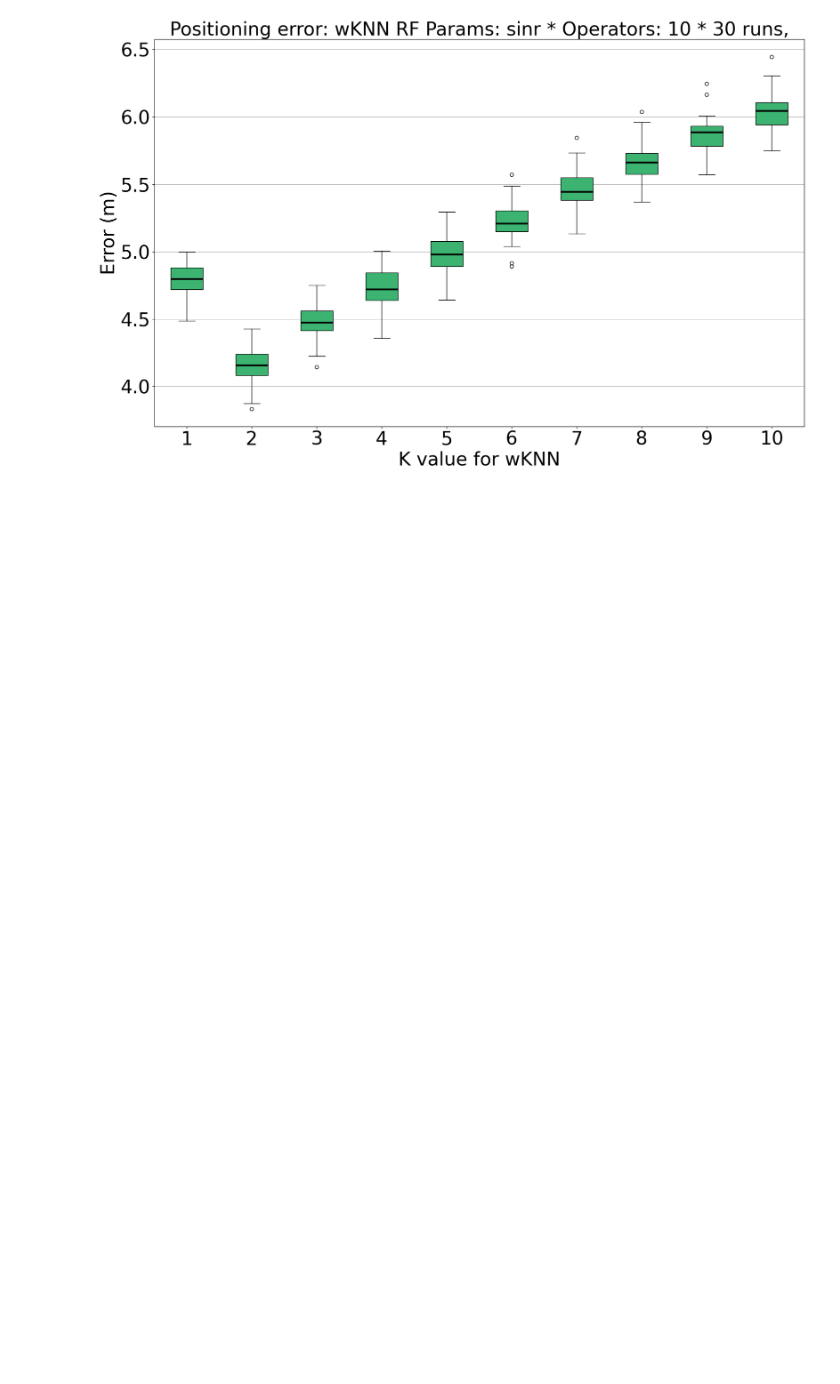
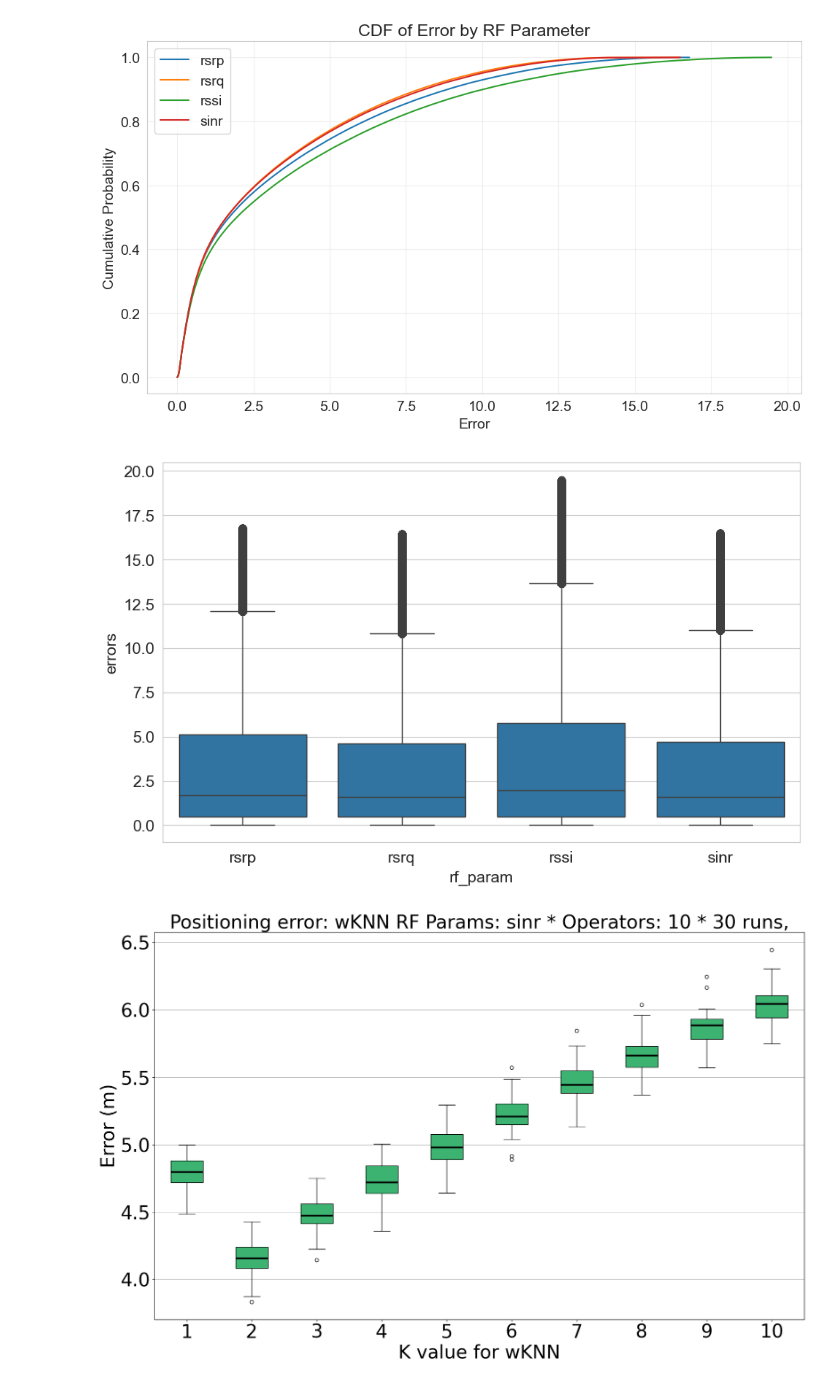
Before and after one commit to Andreas-Espelund/5G_localization, a Jupyter notebook: plotting/plot_wknn.ipynb, the cells around one changed output. Drawn from its saved outputs; the diff is of its cells as text; code cells hidden in the pictures; blank space fills up the shorter version.

```diff
--- a/plotting/plot_wknn.ipynb
+++ b/plotting/plot_wknn.ipynb
@@ -28,3 +48,65 @@ np.float64(4.154952419316689)
+# %%
+def remove_outliers_iqr(df, column, k=1.5):
+    result_df = pd.DataFrame()
+
+    # Group by both RF parameter and WKNN k value
+    for (rf_param, wknn_k), group in df.groupby(['rf_param', 'wknn_k']):
+        q1 = group[column].quantile(0.25)
+        q3 = group[column].quantile(0.75)
+        iqr = q3 - q1
+
+        # Define bounds
+        lower_bound = q1 - k * iqr
+        upper_bound = q3 + k * iqr
+
+        # Filter outliers
+        filtered_group = group[(group[column] >= lower_bound) &
+                               (group[column] <= upper_bound)]
+
+        result_df = pd.concat([result_df, filtered_group])
+
+    return result_df
+
+
+data_df = errors_df[errors_df['wknn_k'] == 2]
+data_df = remove_outliers_iqr(errors_df, 'errors')
+# make cdf
+import numpy as np
+
+grouped = data_df.groupby('rf_param')
+
+# Create a figure
+plt.figure(figsize=(10, 6))
+
+# Plot CDF for each RF parameter
+for name, group in grouped:
+    # Sort the error values
+    sorted_errors = np.sort(group['errors'].values)
+    # Calculate the CDF (y-axis values from 0 to 1)
+    y_values = np.arange(1, len(sorted_errors) + 1) / len(sorted_errors)
+
+    # Plot the CDF line for this RF parameter
+    plt.plot(sorted_errors, y_values, label=name)
+
+# Add labels and title
+plt.xlabel('Error')
+plt.ylabel('Cumulative Probability')
+plt.title('CDF of Error by RF Parameter')
+plt.grid(True, alpha=0.3)
+plt.legend()
+plt.tight_layout()
+
+# Show the plot
+plt.show()
+
+plt.figure(figsize=(10, 6))
+
+sns.boxplot(data_df, x='rf_param', y='errors', showfliers=True)
+
+plt.show()
+# %% [output]
+[figure, added]
+[figure, added]
 # %%
 from scripts.utils import operators_to_str
 from scripts.plotting import make_boxplot
```
Also changed, not shown: parts of 3 cells of this notebook, 5 other files.
